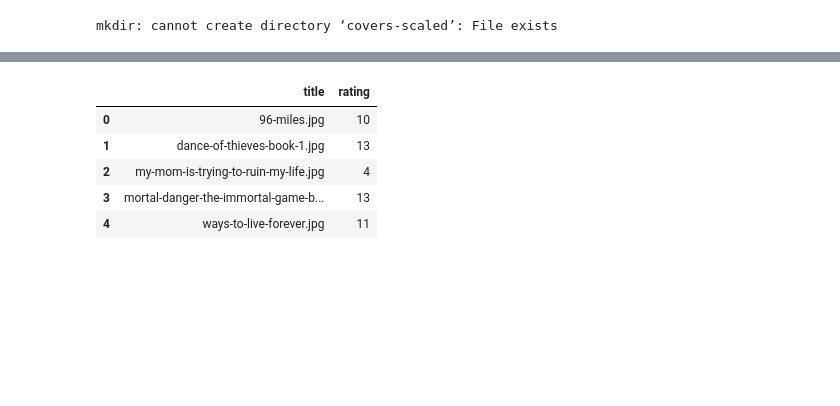
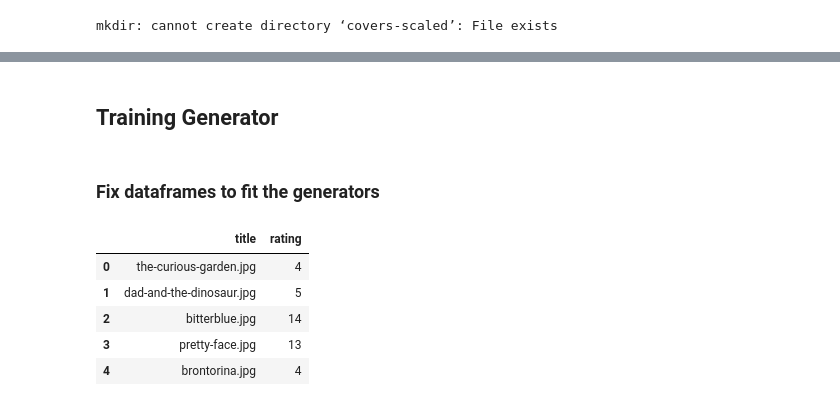
Before and after one commit to educatorsRlearners/book-maturity, a Jupyter notebook: 11_analyze_covers.ipynb, the cells around one changed output, grey strips where cells are left out. Cells and saved outputs as stored; diff of their text form; code cells hidden in the pictures; blank space fills up the shorter version.

```diff
--- a/11_analyze_covers.ipynb
+++ b/11_analyze_covers.ipynb
@@ -52,0 +77,8 @@ for image in image_files:
+# %%
+filenames = os.listdir('covers-scaled')
+
+titles = []
+ratings = []
+for filename in filenames:
+    ratings.append(filename.split('_')[0])
+    titles.append(filename.split('_')[1])
@@ -89,0 +180,9 @@ df = pd.DataFrame({
+# %%
+split = StratifiedShuffleSplit(n_splits=1, test_size=0.2, random_state=999, )
+# %%
+for train_df, validate_df in split.split(df, df['rating']):
+    train_df = df.loc[train_df]
+    validate_df = df.loc[validate_df]
+
+train_df = train_df.reset_index(drop=True)
+validate_df = validate_df.reset_index(drop=True)
@@ -90,9 +243,13 @@ df = pd.DataFrame({
+# %% [markdown]
+## Training Generator
+# %% [markdown]
+### Fix dataframes to fit the generators
 # %%
-df.head()
+train_df.head()
 # %% [output]
 |  | title | rating |
-| 0 | 96-miles.jpg | 10 |
-| 1 | dance-of-thieves-book-1.jpg | 13 |
-| 2 | my-mom-is-trying-to-ruin-my-life.jpg | 4 |
-| 3 | mortal-danger-the-immortal-game-b... | 13 |
-| 4 | ways-to-live-forever.jpg | 11 |
+| 0 | the-curious-garden.jpg | 4 |
+| 1 | dad-and-the-dinosaur.jpg | 5 |
+| 2 | bitterblue.jpg | 14 |
+| 3 | pretty-face.jpg | 13 |
+| 4 | brontorina.jpg | 4 |
```
Also changed, not shown: parts of 31 cells of this notebook.
